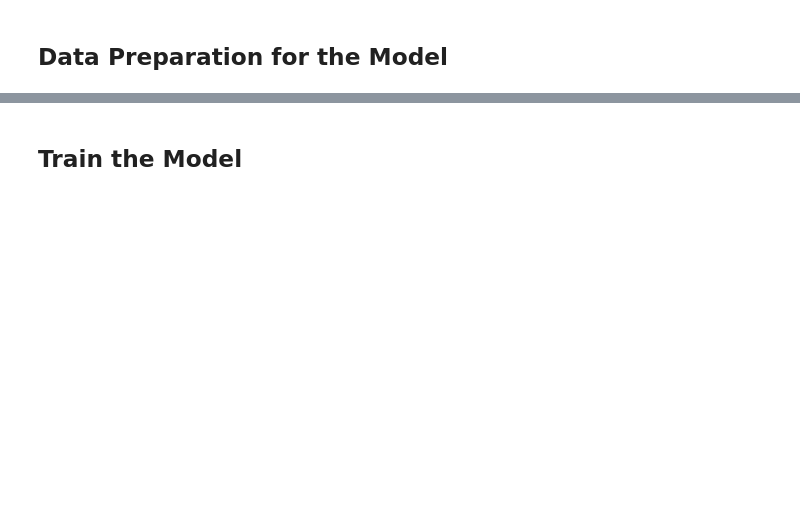
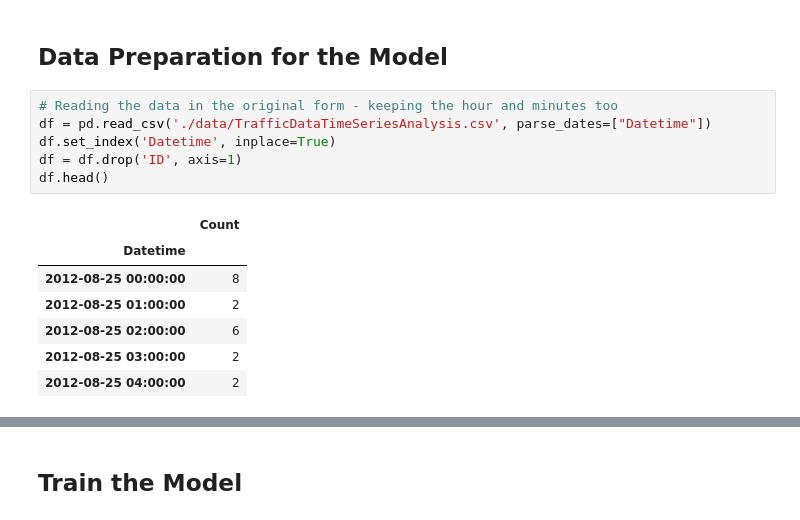
Before and after one commit to rkaushick-neu/traffic-forecasting, a Jupyter notebook: traffic_forecast_1.ipynb, the cells around one changed output, grey strips where cells are left out. Cells and saved outputs as stored; diff of their text form; blank space fills up the shorter version.

Commit message:
Completed data prep & training of the DL model.

```diff
--- a/traffic_forecast_1.ipynb
+++ b/traffic_forecast_1.ipynb
@@ -621,2 +627,16 @@ Recurrent Neural Networks
 # %% [markdown]
 ## Data Preparation for the Model
+# %%
+# Reading the data in the original form - keeping the hour and minutes too
+df = pd.read_csv('./data/TrafficDataTimeSeriesAnalysis.csv', parse_dates=["Datetime"])
+df.set_index('Datetime', inplace=True)
+df = df.drop('ID', axis=1)
+df.head()
+# %% [output]
+|  | Count |
+| Datetime |  |
+| 2012-08-25 00:00:00 | 8 |
+| 2012-08-25 01:00:00 | 2 |
+| 2012-08-25 02:00:00 | 6 |
+| 2012-08-25 03:00:00 | 2 |
+| 2012-08-25 04:00:00 | 2 |
```
Also changed, not shown: parts of 25 cells of this notebook.
